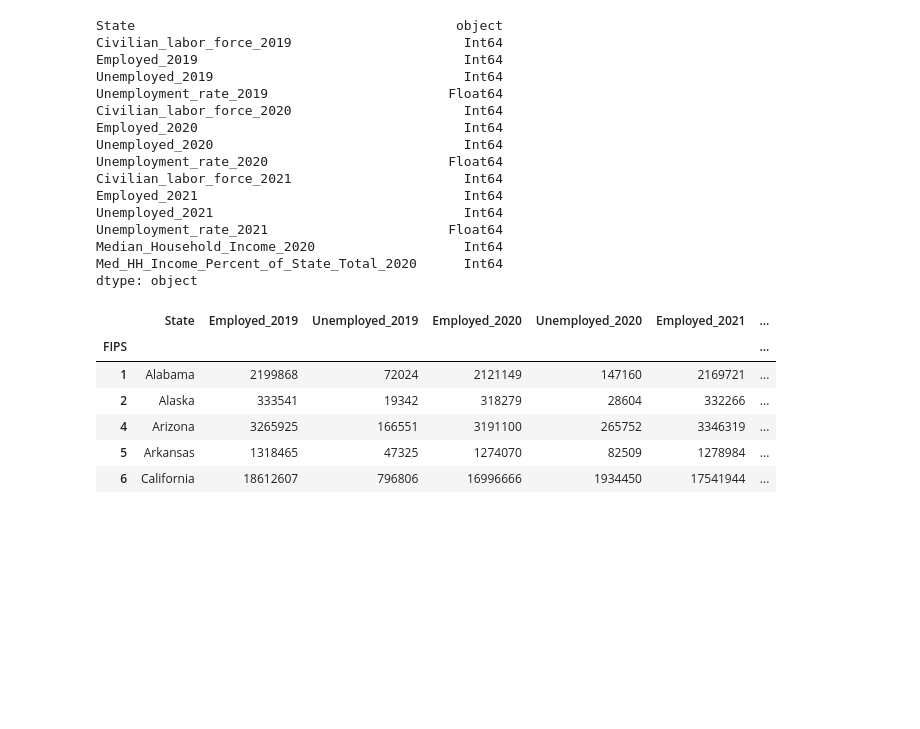
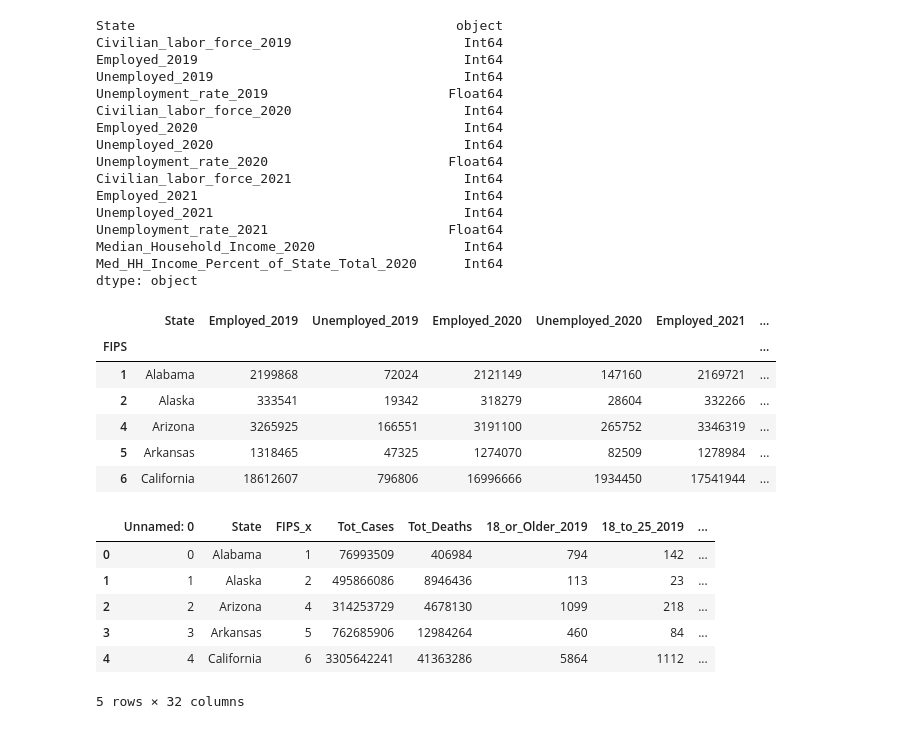
Before and after one commit to ussyed11/Covid-19-Impact-on-Mental-Illness-in-USA, a Jupyter notebook: Data Preprocessing/dep_covod 77.ipynb, the cells around one changed output. Cells and saved outputs as stored; diff of their text form; code cells hidden in the pictures; blank space fills up the shorter version.

```diff
--- a/Data Preprocessing/dep_covod 77.ipynb
+++ b/Data Preprocessing/dep_covod 77.ipynb
@@ -857,3 +836,16 @@ med_inc.head()
 | 6 | California | 18612607 | 796806 | 16996666 | 1934450 | 17541944 | ... |
 # %%
 med_inc.to_csv('Resources/med_inc.csv')
+# %%
+df7 = pd.read_csv("Resources/State_AMI_Covid_Data.csv")
+# %%
+m_income_edu = pd.merge(pd.merge(df7, edu_ami_df, on='State'),med_inc,on='State')
+m_income_edu.head()
+# %% [output]
+|  | Unnamed: 0 | State | FIPS_x | Tot_Cases | Tot_Deaths | 18_or_Older_2019 | 18_to_25_2019 | ... |
+| 0 | 0 | Alabama | 1 | 76993509 | 406984 | 794 | 142 | ... |
+| 1 | 1 | Alaska | 2 | 495866086 | 8946436 | 113 | 23 | ... |
+| 2 | 2 | Arizona | 4 | 314253729 | 4678130 | 1099 | 218 | ... |
+| 3 | 3 | Arkansas | 5 | 762685906 | 12984264 | 460 | 84 | ... |
+| 4 | 4 | California | 6 | 3305642241 | 41363286 | 5864 | 1112 | ... |
+5 rows × 32 columns
```
Also changed, not shown: parts of 6 cells of this notebook.
